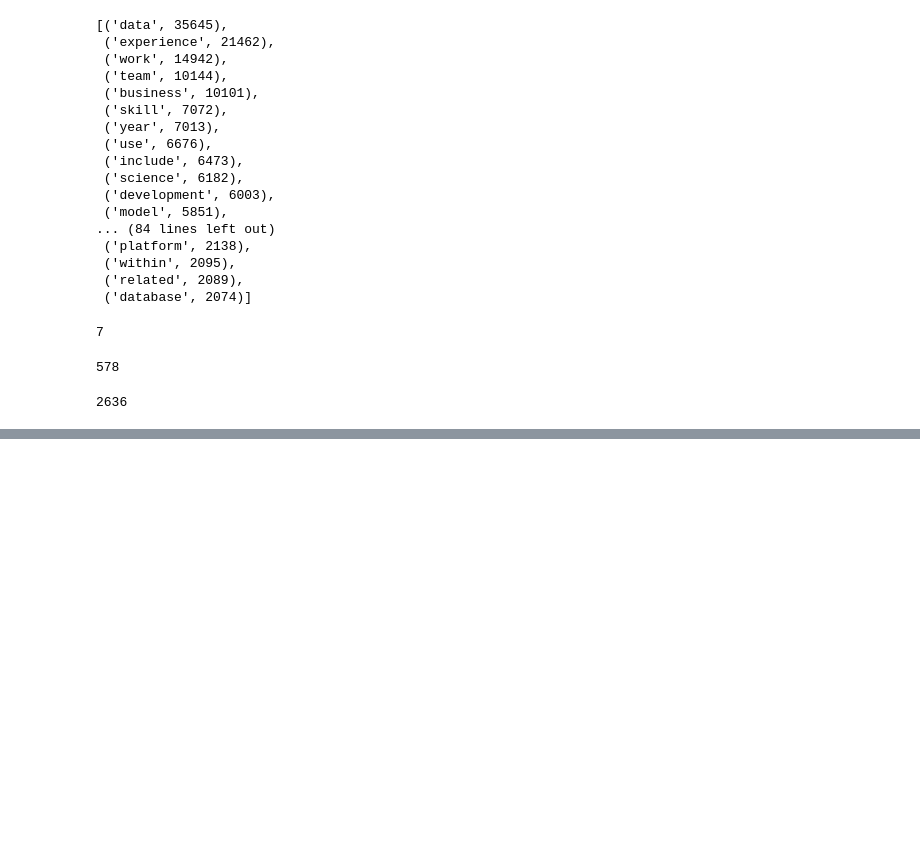
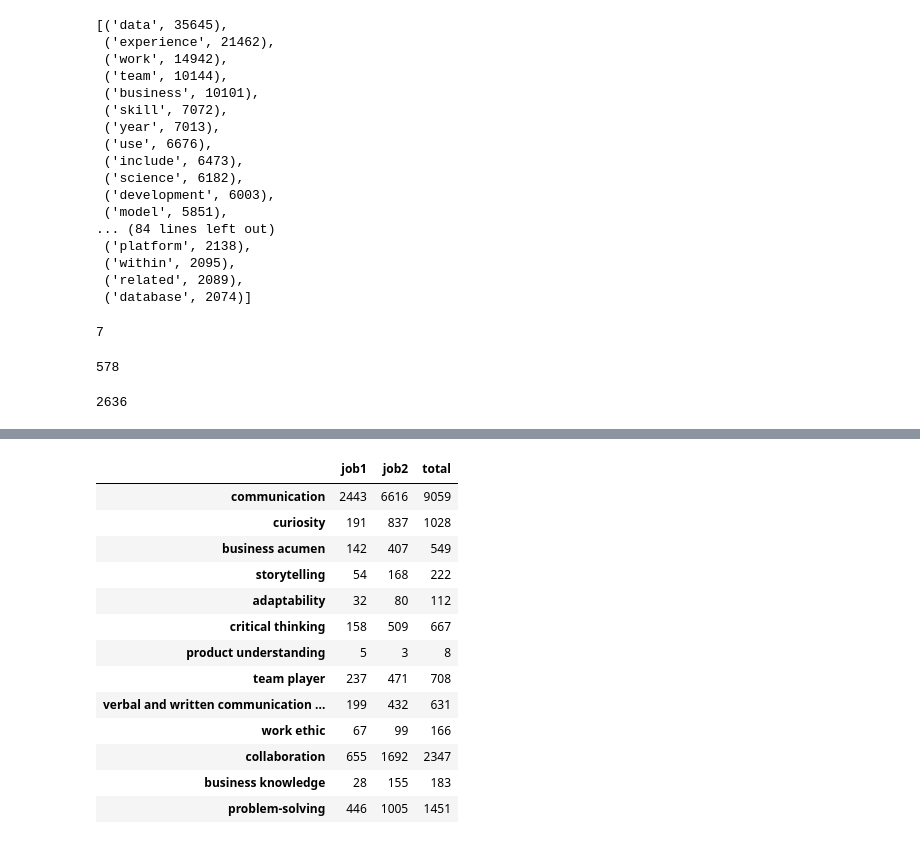
Before and after one commit to Cing2/2AMD20_knowledge, a Jupyter notebook: analysis/jop_postings.ipynb, the cells around one changed output, grey strips where cells are left out. Saved outputs shown, nothing was run; the diff lists cells and outputs as text; code cells hidden in the pictures; blank space fills up the shorter version.

```diff
--- a/analysis/jop_postings.ipynb
+++ b/analysis/jop_postings.ipynb
@@ -190,0 +341,18 @@ count['python']
+# %%
+df_soft_skills = count_traits_in_text(article_terms.all_soft_skills, 'soft_skills.csv')
+df_soft_skills
+# %% [output]
+|  | job1 | job2 | total |
+| communication | 2443 | 6616 | 9059 |
+| curiosity | 191 | 837 | 1028 |
+| business acumen | 142 | 407 | 549 |
+| storytelling | 54 | 168 | 222 |
+| adaptability | 32 | 80 | 112 |
+| critical thinking | 158 | 509 | 667 |
+| product understanding | 5 | 3 | 8 |
+| team player | 237 | 471 | 708 |
+| verbal and written communication ... | 199 | 432 | 631 |
+| work ethic | 67 | 99 | 166 |
+| collaboration | 655 | 1692 | 2347 |
+| business knowledge | 28 | 155 | 183 |
+| problem-solving | 446 | 1005 | 1451 |
```
Also changed, not shown: parts of 22 cells of this notebook, 7 other files.
